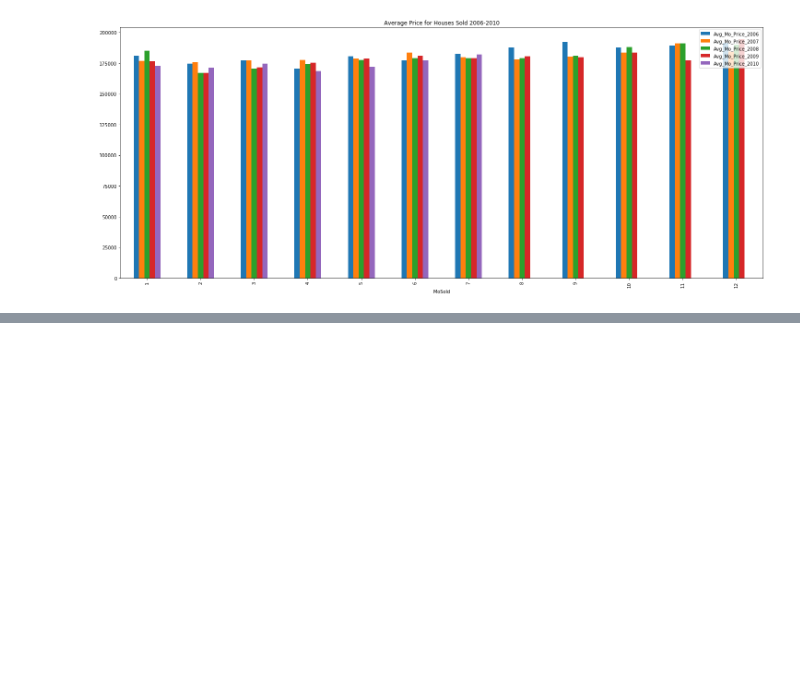
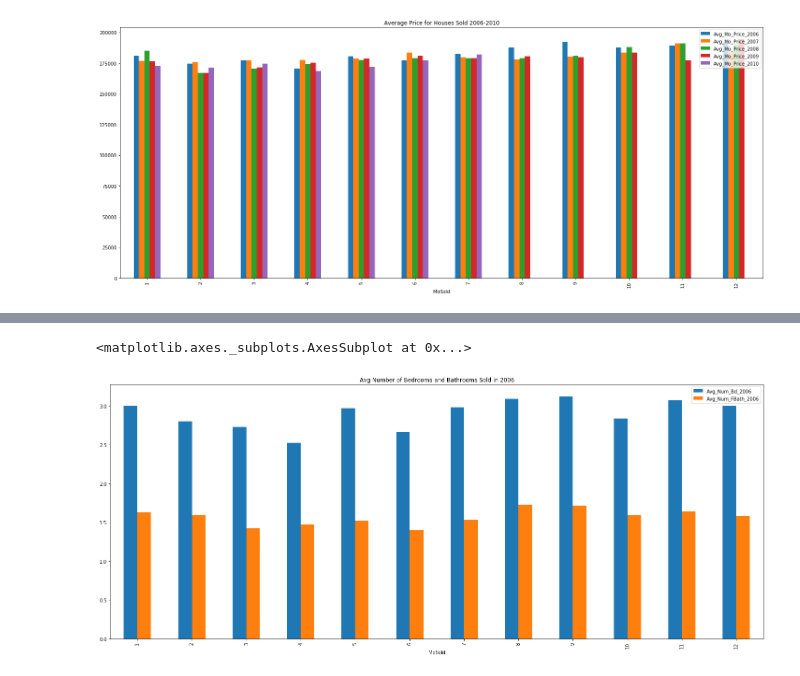
Before and after one commit to AlfredMtz/Springboard, a Jupyter notebook: amesproject.ipynb, the cells around one changed output, grey strips where cells are left out. Saved outputs shown, nothing was run; the diff lists cells and outputs as text; code cells hidden in the pictures; blank space fills up the shorter version.

```diff
--- a/amesproject.ipynb
+++ b/amesproject.ipynb
@@ -220,0 +244,20 @@ all_hprices.plot(kind='bar', figsize=(25,10),title='Average Price for Houses Sol
+# %%
+# Number of bedrooms and bathrooms in 2006
+h_drooms = h_data[h_data.YrSold == 2006]
+h_dbrooms2006 = h_drooms.groupby('MoSold').BedroomAbvGr.mean()
+h_dbrooms2006
+
+h_dbrooms2006= h_dbrooms2006.to_frame()
+h_dbrooms2006.columns = ['Avg_Num_Bd_2006']
+h_dbrooms2006
+
+h_dfbaths2006 = h_drooms.groupby('MoSold').FullBath.mean()
+h_dfbaths2006
+
+h_dfbaths2006= h_dfbaths2006.to_frame()
+h_dfbaths2006.columns = ['Avg_Num_FBath_2006']
+h_dfbaths2006
+
+
+br_and_bth2006 = pd.concat([h_dbrooms2006,h_dfbaths2006], axis=1)
+br_and_bth2006
@@ -220,0 +279,6 @@ all_hprices.plot(kind='bar', figsize=(25,10),title='Average Price for Houses Sol
+# %%
+# 2006
+br_and_bth2006.plot(kind='bar', figsize=(25,10),title='Avg Number of Bedrooms and Bathrooms Sold in 2006')
+# %% [output]
+<matplotlib.axes._subplots.AxesSubplot at 0x...>
+[figure, added]
```
Also changed, not shown: parts of 11 cells of this notebook.
